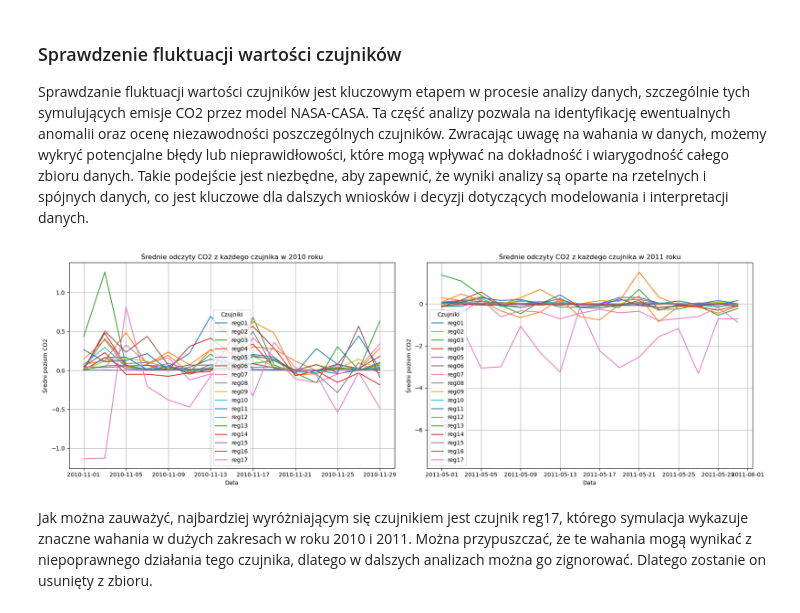
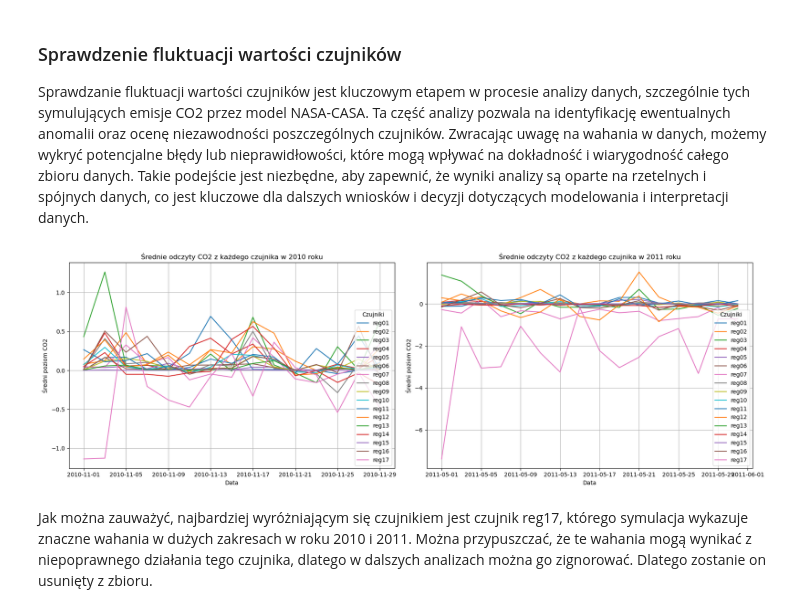
Before and after one commit to BBrzek/SPARK-NASA-CASA-CO2, a Jupyter notebook: Analiza_NASA-CASA.ipynb, the cells around one changed output. Cells and saved outputs as stored; diff of their text form; code cells hidden in the pictures.

```diff
--- a/Analiza_NASA-CASA.ipynb
+++ b/Analiza_NASA-CASA.ipynb
@@ -323,28 +323,28 @@ pandas_df_2011 = grouped_data_2011.toPandas()
 # %%
 plt.figure(figsize=(18, 6))
 
 plt.subplot(1, 2, 1)
 for sensor in sensor_columns:
     sns.lineplot(x='date', y=sensor, data=pandas_df_2010, label=sensor)
 plt.title('Średnie odczyty CO2 z każdego czujnika w 2010 roku')
 plt.xlabel('Data')
 plt.ylabel('Średni poziom CO2')
-plt.legend(title='Czujniki')
+plt.legend(title='Czujniki', loc=4)
 plt.grid(True)
 
 plt.subplot(1, 2, 2)
 for sensor in sensor_columns:
     sns.lineplot(x='date', y=sensor, data=pandas_df_2011, label=sensor)
 plt.title('Średnie odczyty CO2 z każdego czujnika w 2011 roku')
 plt.xlabel('Data')
 plt.ylabel('Średni poziom CO2')
-plt.legend(title='Czujniki')
+plt.legend(title='Czujniki', loc=4)
 plt.grid(True)
 
 plt.tight_layout()
 plt.show()
 # %% [output]
-[figure, old version]
+[figure, new version]
 # %% [markdown]
 Jak można zauważyć, najbardziej wyróżniającym się czujnikiem jest czujnik reg17, którego symulacja wykazuje znaczne wahania w dużych zakresach w roku 2010 i 2011. Można przypuszczać, że te wahania mogą wynikać z niepoprawnego działania tego czujnika, dlatego w dalszych analizach można go zignorować. Dlatego zostanie on usunięty z zbioru.
 # %%
```
Also changed, not shown: parts of 16 cells of this notebook.
